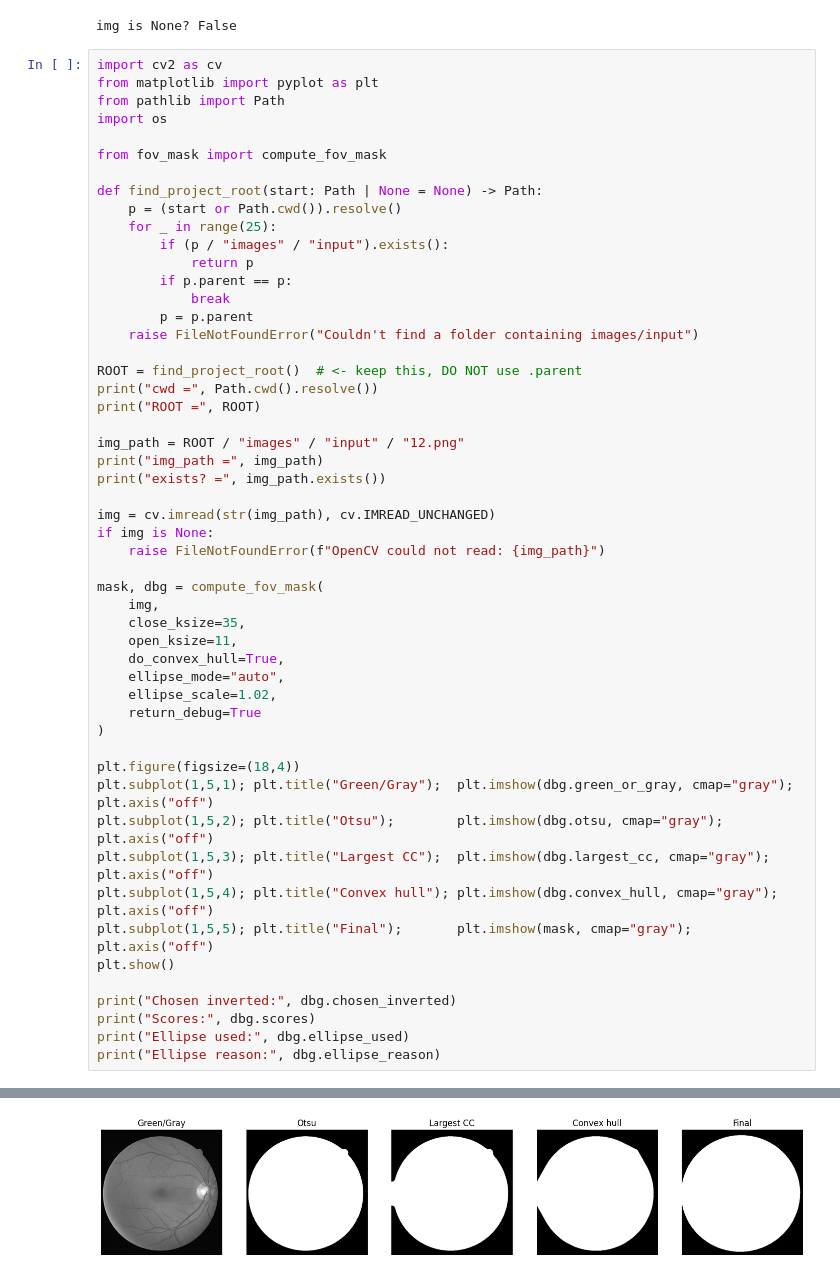
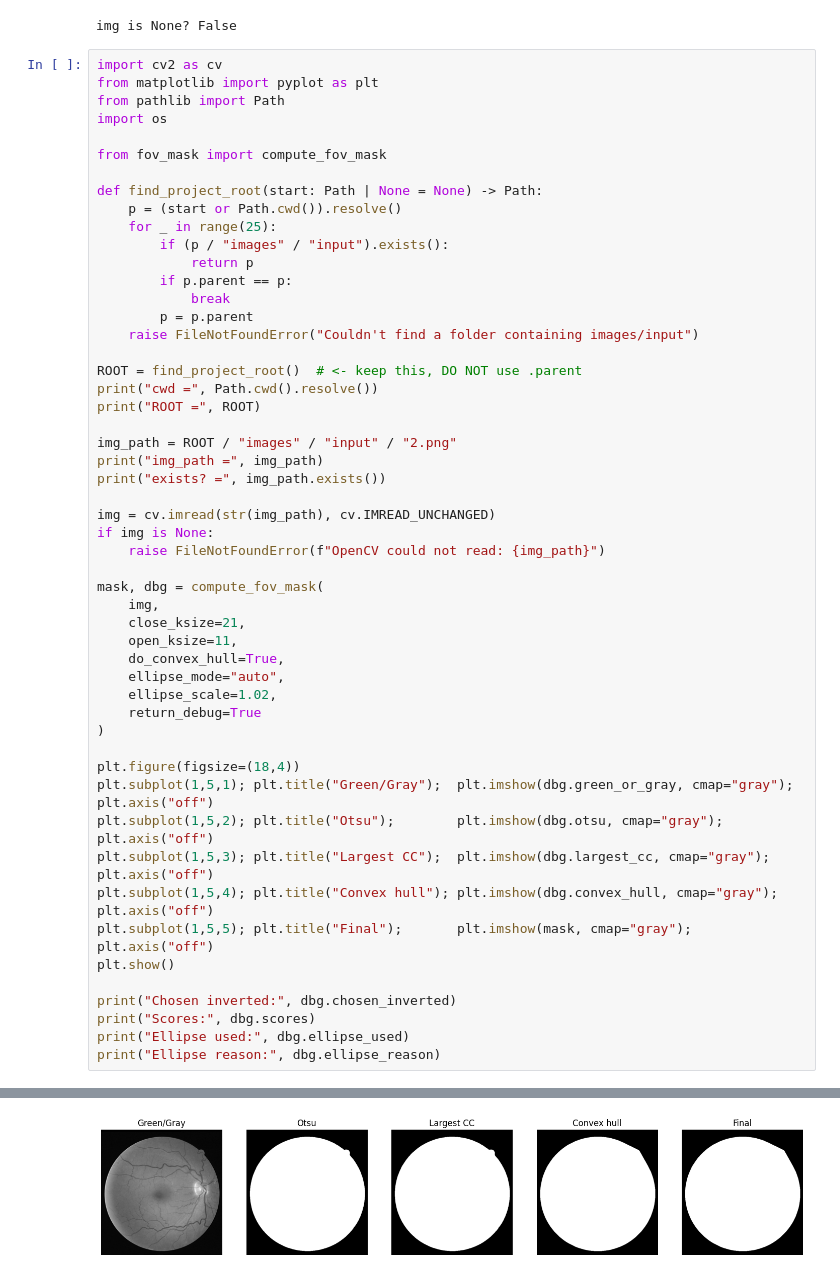
Before and after one commit to cacs2-ua/tva-final-practice, a Jupyter notebook: retina.ipynb, the cells around one changed output, grey strips where cells are left out. Cells and saved outputs as stored; diff of their text form.

```diff
--- a/retina.ipynb
+++ b/retina.ipynb
@@ -690,7 +690,7 @@ ROOT = find_project_root()  # <- keep this, DO NOT use .parent
 print("cwd =", Path.cwd().resolve())
 print("ROOT =", ROOT)
 
-img_path = ROOT / "images" / "input" / "12.png"
+img_path = ROOT / "images" / "input" / "2.png"
 print("img_path =", img_path)
 print("exists? =", img_path.exists())
 
@@ -700,7 +700,7 @@ if img is None:
 
 mask, dbg = compute_fov_mask(
     img,
-    close_ksize=35,
+    close_ksize=21,
     open_ksize=11,
     do_convex_hull=True,
     ellipse_mode="auto",
@@ -727,3 +727,3 @@ img_path = C:\Users\Cris-SX\Desktop\UA\CHAD-MASTER-IA\TVA\Practice\tva-final-pra
 exists? = True
-[figure, old version]
+[figure, new version]
 Chosen inverted: False
```
Also changed, not shown: parts of 2 cells of this notebook.
